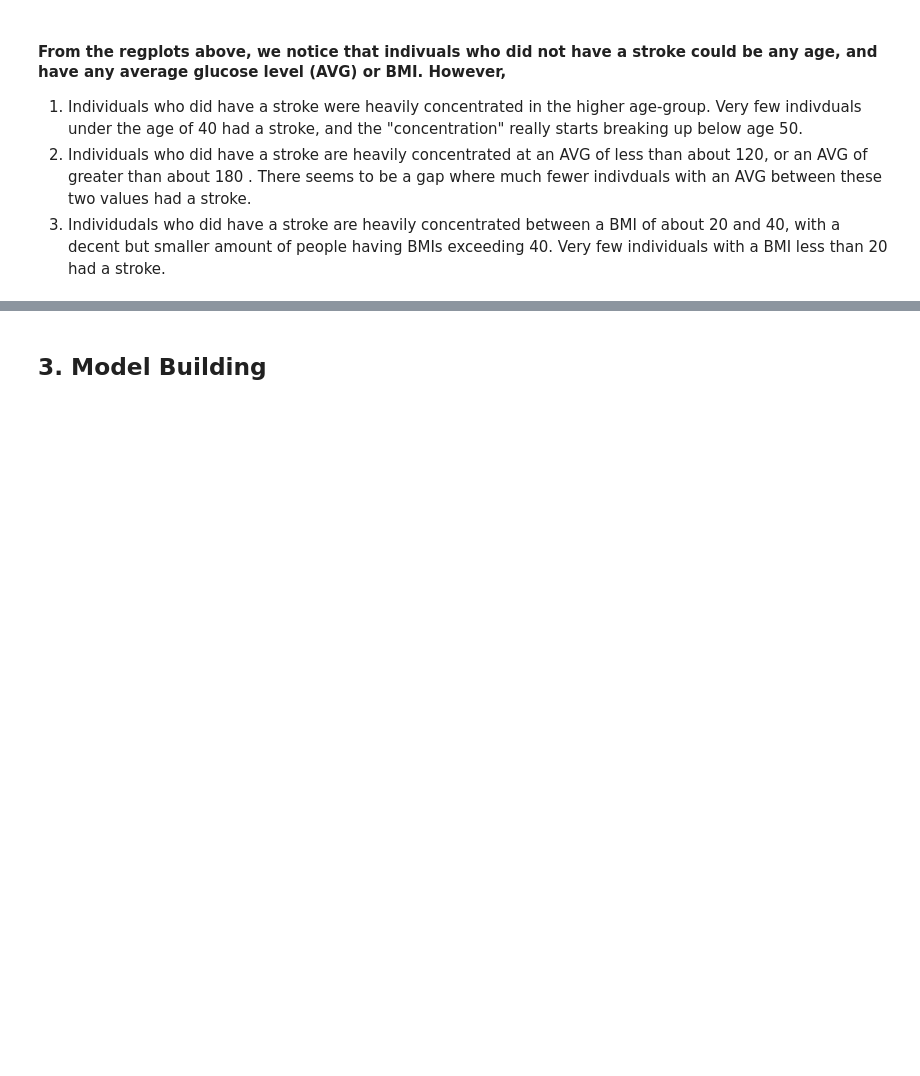
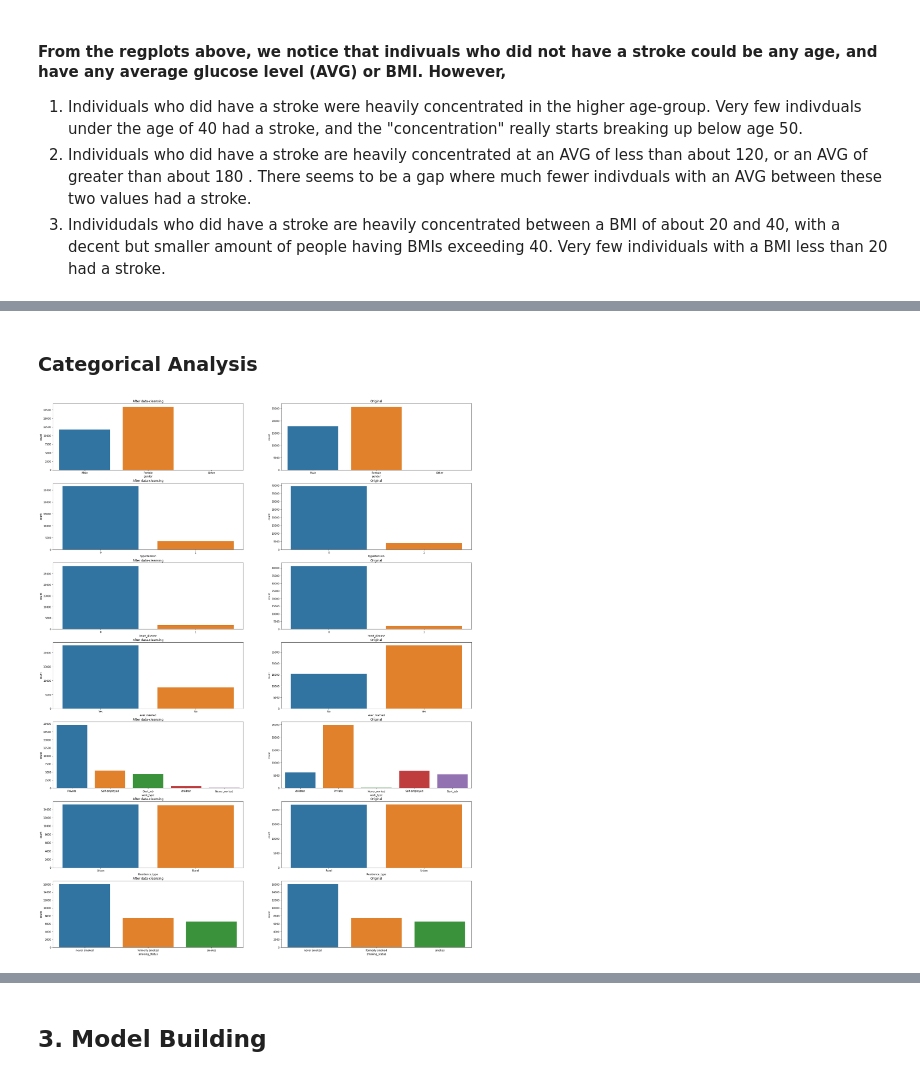
Before and after one commit to TylerTompa/UNCC_Project_3, a Jupyter notebook: healthcare-data/Jupyter/Training_Data.ipynb, the cells around one changed output, grey strips where cells are left out. Saved outputs shown, nothing was run; the diff lists cells and outputs as text; code cells hidden in the pictures; blank space fills up the shorter version.

Commit message:
make parallel graphs: after data-cleansing and orginal data

```diff
--- a/healthcare-data/Jupyter/Training_Data.ipynb
+++ b/healthcare-data/Jupyter/Training_Data.ipynb
@@ -351,0 +354,3 @@ for possible_feature in possible_numerical_features:
+# %%
+# Create dataframe from local csv file
+original_stroke_data =pd.read_csv('../Data/train_2v.csv')
@@ -351,0 +389,35 @@ for possible_feature in possible_numerical_features:
+# %% [markdown]
+### Categorical Analysis
+# %%
+# Define a subplot so we can see each plot after data-cleansing compared to the original dataset
+plt.subplots(figsize=(30,40))
+
+# Define an iterator to place each sublplot in the right place
+i = 1
+
+for possible_feature in possible_categorical_features:
+
+    plt.subplot(7,2,i)
+    sns.countplot(possible_feature, data=stroke_data)
+    plt.title("After data-cleansing")
+
+    plt.subplot(7,2,i+1)
+    sns.countplot(possible_feature, data=original_stroke_data)
+    plt.title("Original")
+
+    # This plot is comprised of 3 rows and two columns.
+    # When placing each subplot we must specify it's position on the full plot.
+    # We place each subplot with the syntax ("row", "column", "position").
+    # The first subplot (position 1) falls in the first column of the first row.
+    # The next subplot (position 2) falls in the next column of the first row.
+    # The next subplot (position 3) falls in the first column of the second row.
+    # This pattern continues.
+    # We have two columnns,
+    # so the graph showing the data after data-cleansing will be in the first column (odd-numberd position),
+    # and the graph showing the data from the original dataset will be in the second column (even-numbered position).
+    # We then place graphs after data-cleansing with the syntax (2, 3, i),
+    # and we place graphs showing original data with the syntax (2, 3, i+1).
+    # We therefore increment our iterator by 2 to preserve its parity.
+    i += 2
+# %% [output]
+[figure, added]
```
Also changed, not shown: parts of 9 cells of this notebook.
